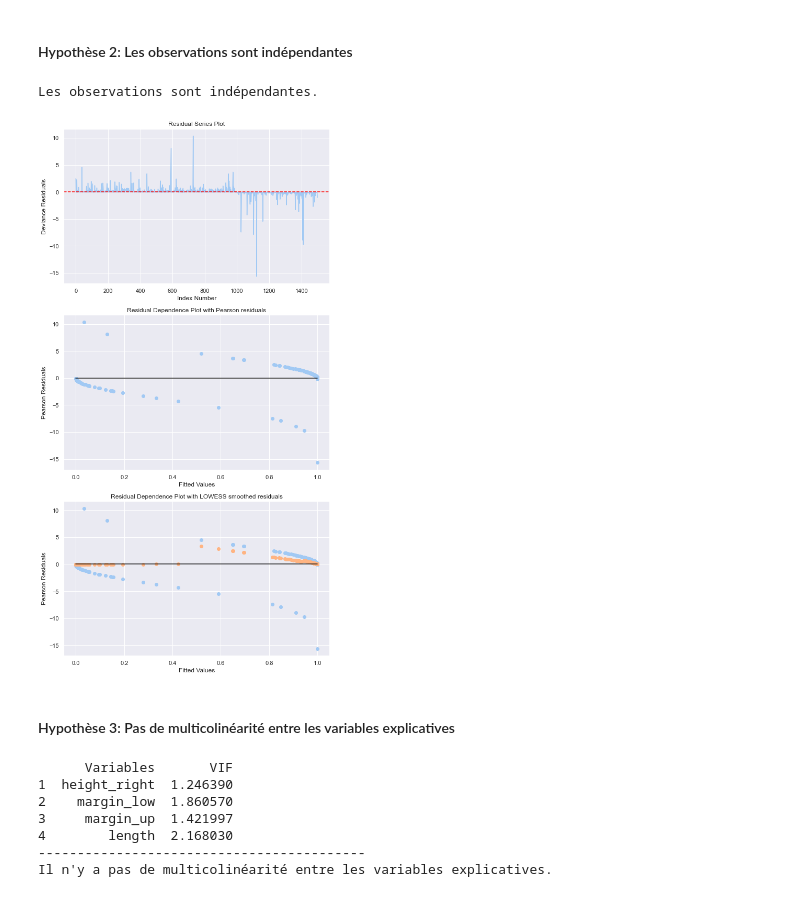
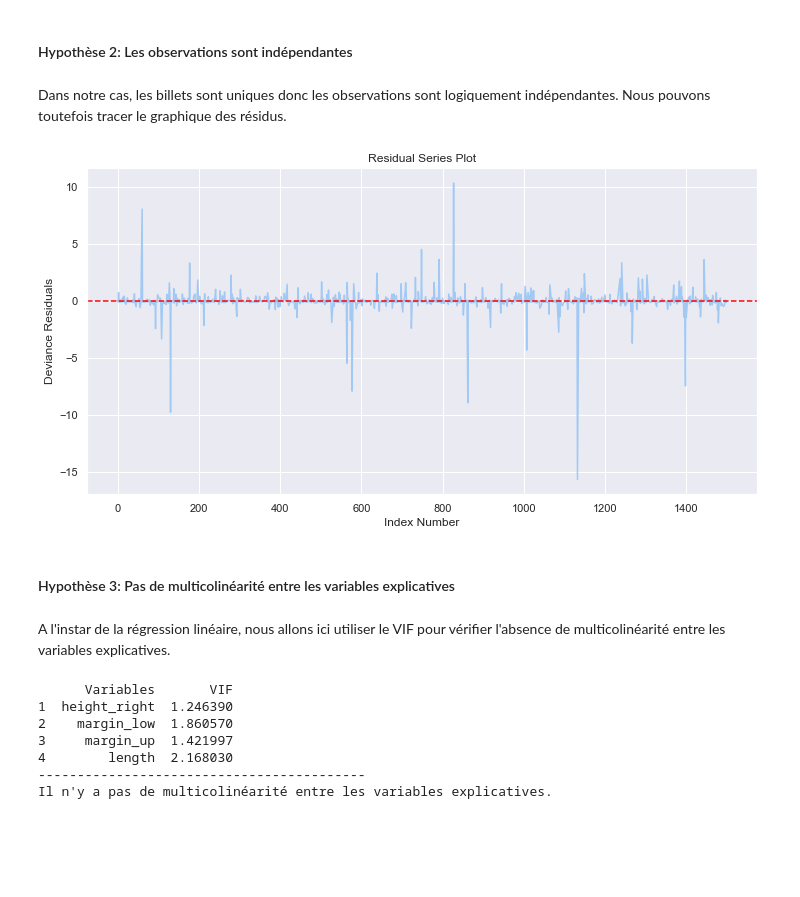
Before and after one commit to datadosreis/Detection-de-faux-billets, a Jupyter notebook: Detection_de_faux_billets_ML.ipynb, the cells around one changed output. Cells and saved outputs as stored; diff of their text form; code cells hidden in the pictures; blank space fills up the shorter version.

```diff
--- a/DosReis_Antoine_1_code_022023.ipynb
+++ b/Detection_de_faux_billets_ML.ipynb
@@ -894,56 +912,33 @@ else:
 La variable de réponse est binaire.
 # %% [markdown]
 #### Hypothèse 2: Les observations sont indépendantes
-# %%
-# Hypothèse n°2: les observations sont indépendantes
-if (X_train.index == y_train.index).all():
-    print("Les observations sont indépendantes.")
-else:
-    print("Les observations ne sont pas indépendantes.")
-# %% [output]
-Les observations sont indépendantes.
+# %% [markdown]
+Dans notre cas, les billets sont uniques donc les observations sont logiquement indépendantes. Nous pouvons toutefois tracer le graphique des résidus.
 # %%
-# Setup logistic regression model (using GLM method so that we can retrieve residuals)
+# On initie le modèle de régression logistique (en utilisant la méthode GLM pour pouvoir récupérer les résidus).
 logit_model = GLM(y_train, X_train, family=families.Binomial()).fit()
 
 X_train_without_const = X_train.drop(columns="const")
 
-# Create a list without
+# Création d'une liste sans la constante
 list_index = X_train_without_const.index.tolist()
 list_index.sort()
 
-# Generate residual series plot
-fig, axs = plt.subplots(nrows=3, figsize=(8,15))
 
-# Residual Series Plot
-axs[0].set_title("Residual Series Plot")
-axs[0].set_xlabel("Index Number")
-axs[0].set_ylabel("Deviance Residuals")
-axs[0].plot(list_index, st.zscore(logit_model.resid_deviance).sort_index())
-axs[0].axhline(y=0, ls="--", color='red')
+fig, axs = plt.subplots(nrows=1, figsize=(12,6))
 
-# Residual Dependence Plot with Pearson residuals
-axs[1].set_title("Residual Dependence Plot with Pearson residuals")
-axs[1].set_xlabel("Fitted Values")
-axs[1].set_ylabel("Pearson Residuals")
-axs[1].scatter(logit_model.mu, st.zscore(logit_model.resid_deviance))
-axs[1].plot([0.0, 1.0], [0.0, 0.0], "k-")
+# Graphique des résidus
+axs.set_title("Residual Series Plot")
+axs.set_xlabel("Index Number")
+axs.set_ylabel("Deviance Residuals")
+axs.plot(list_index, st.zscore(logit_model.resid_deviance))
+axs.axhline(y=0, ls="--", color='red')
 
-# Residual Dependence Plot with LOWESS smoothed residuals
-axs[2].set_title("Residual Dependence Plot with LOWESS smoothed residuals")
-axs[2].set_xlabel("Fitted Values")
-axs[2].set_ylabel("Pearson Residuals")
-axs[2].scatter(logit_model.mu, st.zscore(logit_model.resid_deviance))
-y_hat_lowess = sm.nonparametric.lowess(logit_model.resid_deviance, logit_model.mu,
-                      return_sorted = False,
-                      frac=2/3)
-axs[2].scatter(logit_model.mu, y_hat_lowess)
-axs[2].plot([0.0, 1.0], [0.0, 0.0], "k-")
-
-plt.tight_layout()
 plt.show()
 # %% [output]
-[figure, old version]
+[figure, new version]
 # %% [markdown]
 #### Hypothèse  3: Pas de multicolinéarité entre les variables explicatives
+# %% [markdown]
+A l'instar de la régression linéaire, nous allons ici utiliser le VIF pour vérifier l'absence de multicolinéarité entre les variables explicatives.
 # %%
```
Also changed, not shown: parts of 47 cells of this notebook, 3 other files.
